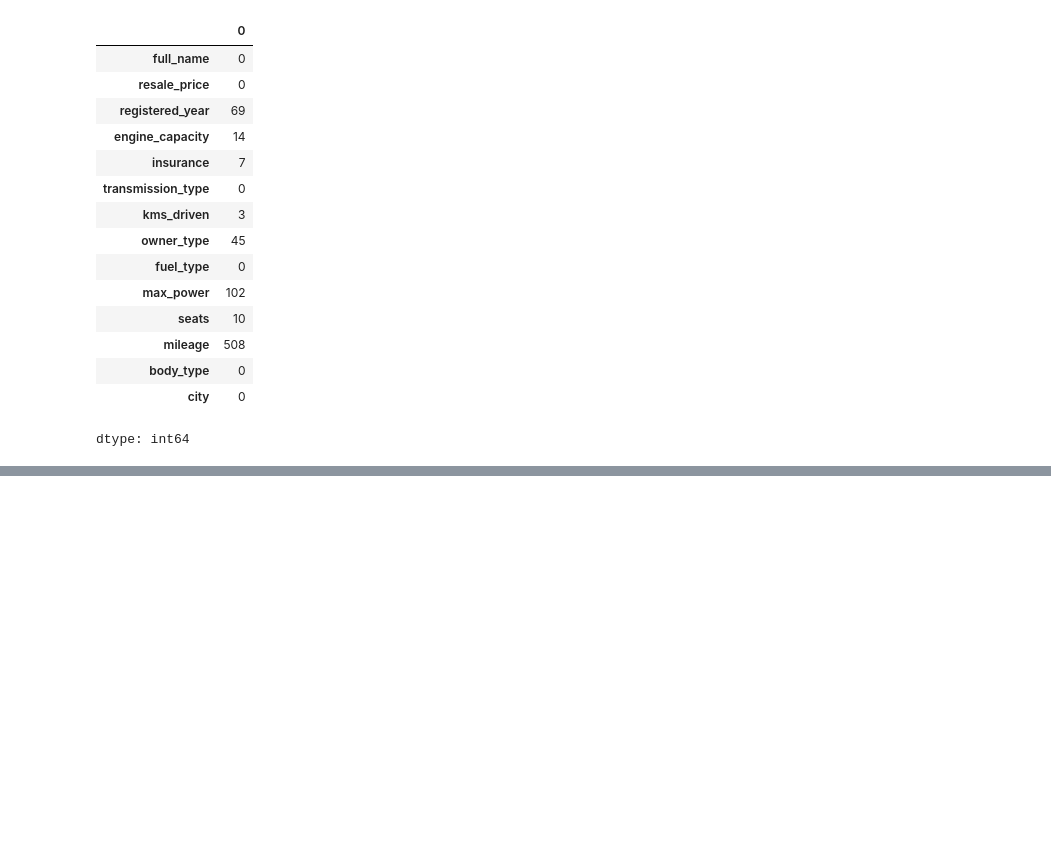
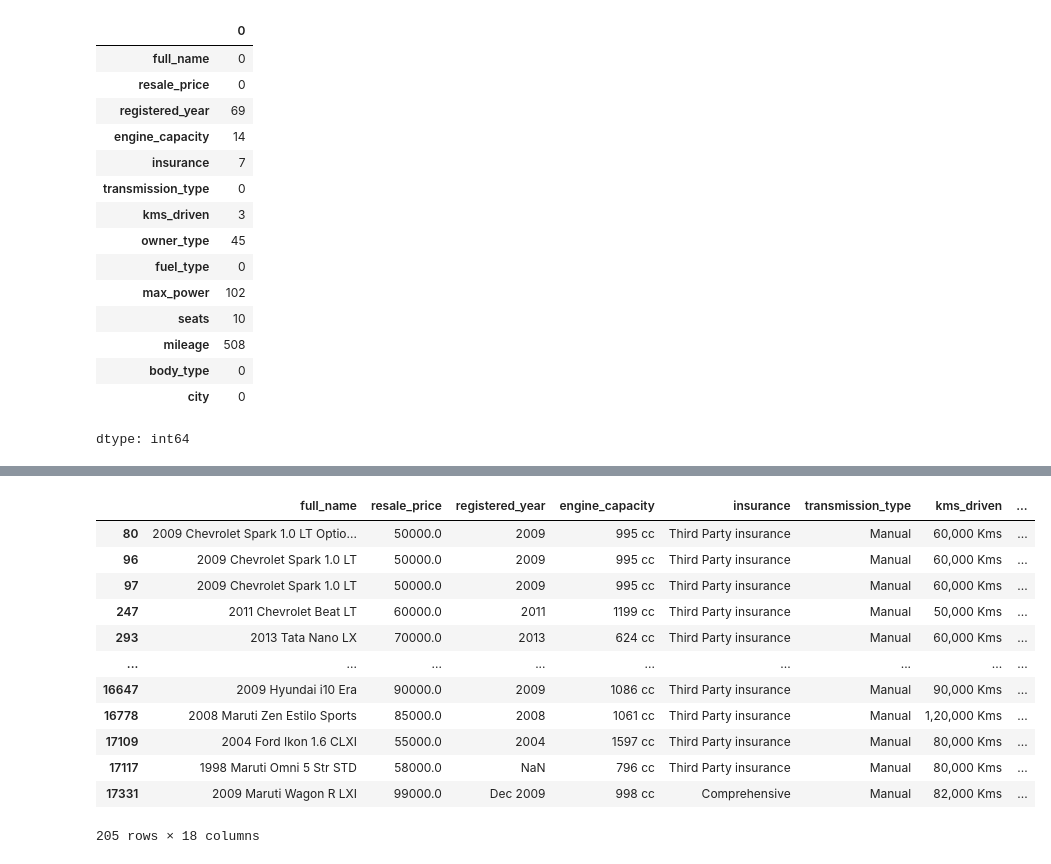
Before and after one commit to Infant-Joshva/Data-Science-learning-path, a Jupyter notebook: Practice Colab.ipynb, the cells around one changed output, grey strips where cells are left out. Drawn from its saved outputs; the diff is of its cells as text; code cells hidden in the pictures; blank space fills up the shorter version.

```diff
--- a/Practice Colab.ipynb
+++ b/Practice Colab.ipynb
@@ -4538,0 +4612,6 @@ dtype: int64
+# %%
+car_df['model_name']=car_df['full_name'].str.split(' ').str[2]
+# %%
+car_df['varient']=car_df['full_name'].str.split(' ').str[3:]
+# %%
+car_df['varient']=car_df['varient'].apply(lambda x: ' '.join(x))
@@ -4538,0 +4622,2 @@ dtype: int64
+# %%
+car_df['resale_price']=car_df['resale_price'].str.replace(',','').str.split(' ').str[1].astype('Float64')
@@ -4538,0 +4654,16 @@ dtype: int64
+# %%
+car_df[car_df['resale_price']>20000] #filter inside filter
+# %% [output]
+|  | full_name | resale_price | registered_year | engine_capacity | insurance | transmission_type | kms_driven | ... |
+| 80 | 2009 Chevrolet Spark 1.0 LT Optio... | 50000.0 | 2009 | 995 cc | Third Party insurance | Manual | 60,000 Kms | ... |
+| 96 | 2009 Chevrolet Spark 1.0 LT | 50000.0 | 2009 | 995 cc | Third Party insurance | Manual | 60,000 Kms | ... |
+| 97 | 2009 Chevrolet Spark 1.0 LT | 50000.0 | 2009 | 995 cc | Third Party insurance | Manual | 60,000 Kms | ... |
+| 247 | 2011 Chevrolet Beat LT | 60000.0 | 2011 | 1199 cc | Third Party insurance | Manual | 50,000 Kms | ... |
+| 293 | 2013 Tata Nano LX | 70000.0 | 2013 | 624 cc | Third Party insurance | Manual | 60,000 Kms | ... |
+| ... | ... | ... | ... | ... | ... | ... | ... | ... |
+| 16647 | 2009 Hyundai i10 Era | 90000.0 | 2009 | 1086 cc | Third Party insurance | Manual | 90,000 Kms | ... |
+| 16778 | 2008 Maruti Zen Estilo Sports | 85000.0 | 2008 | 1061 cc | Third Party insurance | Manual | 1,20,000 Kms | ... |
+| 17109 | 2004 Ford Ikon 1.6 CLXI | 55000.0 | 2004 | 1597 cc | Third Party insurance | Manual | 80,000 Kms | ... |
+| 17117 | 1998 Maruti Omni 5 Str STD | 58000.0 | NaN | 796 cc | Third Party insurance | Manual | 80,000 Kms | ... |
+| 17331 | 2009 Maruti Wagon R LXI | 99000.0 | Dec 2009 | 998 cc | Comprehensive | Manual | 82,000 Kms | ... |
+205 rows × 18 columns
```
Also changed, not shown: parts of 18 cells of this notebook.
